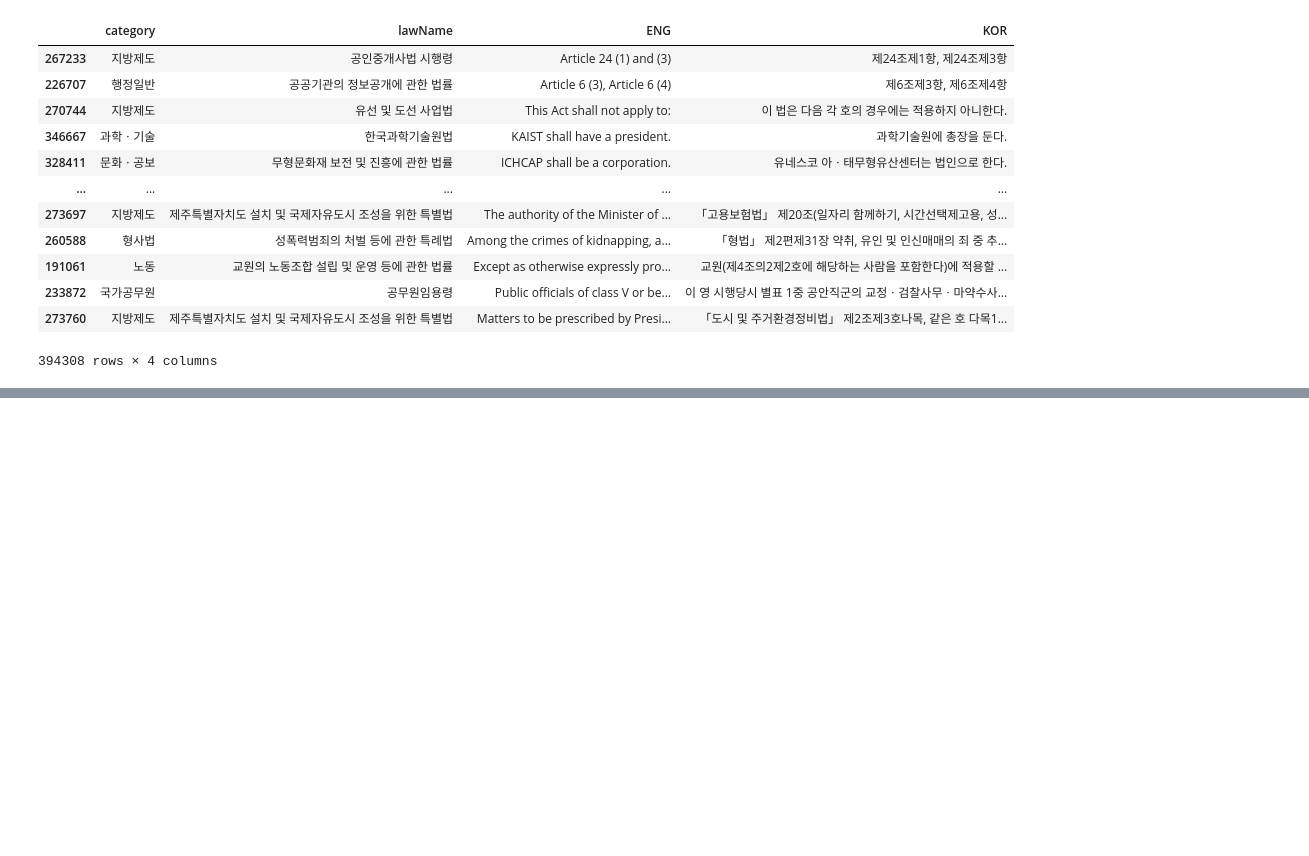
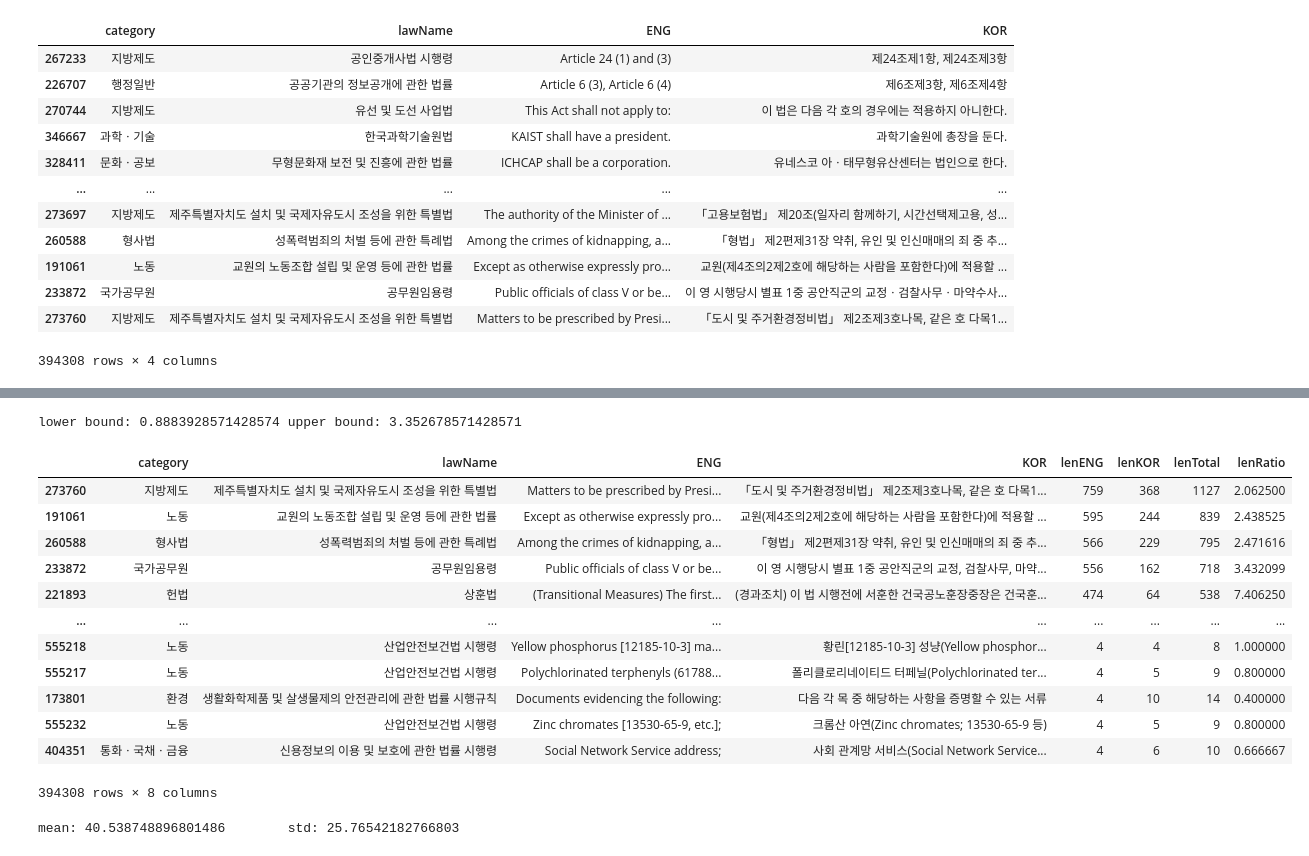
Before and after one commit to tjtmddnjswkd/capstone, a Jupyter notebook: 2_preprocessing/p3_preprocessing_memo.ipynb, the cells around one changed output, grey strips where cells are left out. Drawn from its saved outputs; the diff is of its cells as text; code cells hidden in the pictures; blank space fills up the shorter version.

```diff
--- a/2_preprocessing/p3_preprocessing_memo.ipynb
+++ b/2_preprocessing/p3_preprocessing_memo.ipynb
@@ -3016,0 +3009,26 @@ df_last.sort_values(by="ENG", key=lambda col: col.apply(len))
+# %%
+q1, q3 = np.quantile(df_len.lenRatio.values, 0.25), np.quantile(df_len.lenRatio.values, 0.75)
+IQR = q3-q1
+print(f"lower bound: {q1-1.5*IQR}\tupper bound: {q3+1.5*IQR}")
+# %% [output]
+lower bound: 0.8883928571428574 upper bound: 3.352678571428571
+# %%
+df_len.sort_values(by="lenENG", ascending=False)
+# %% [output]
+|  | category | lawName | ENG | KOR | lenENG | lenKOR | lenTotal | lenRatio |
+| 273760 | 지방제도 | 제주특별자치도 설치 및 국제자유도시 조성을 위한 특별법 | Matters to be prescribed by Presi... | 「도시 및 주거환경정비법」 제2조제3호나목, 같은 호 다목1... | 759 | 368 | 1127 | 2.062500 |
+| 191061 | 노동 | 교원의 노동조합 설립 및 운영 등에 관한 법률 | Except as otherwise expressly pro... | 교원(제4조의2제2호에 해당하는 사람을 포함한다)에 적용할 ... | 595 | 244 | 839 | 2.438525 |
+| 260588 | 형사법 | 성폭력범죄의 처벌 등에 관한 특례법 | Among the crimes of kidnapping, a... | 「형법」 제2편제31장 약취, 유인 및 인신매매의 죄 중 추... | 566 | 229 | 795 | 2.471616 |
+| 233872 | 국가공무원 | 공무원임용령 | Public officials of class V or be... | 이 영 시행당시 별표 1중 공안직군의 교정, 검찰사무, 마약... | 556 | 162 | 718 | 3.432099 |
+| 221893 | 헌법 | 상훈법 | (Transitional Measures) The first... | (경과조치) 이 법 시행전에 서훈한 건국공노훈장중장은 건국훈... | 474 | 64 | 538 | 7.406250 |
+| ... | ... | ... | ... | ... | ... | ... | ... | ... |
+| 555218 | 노동 | 산업안전보건법 시행령 | Yellow phosphorus [12185-10-3] ma... | 황린[12185-10-3] 성냥(Yellow phosphor... | 4 | 4 | 8 | 1.000000 |
+| 555217 | 노동 | 산업안전보건법 시행령 | Polychlorinated terphenyls (61788... | 폴리클로리네이티드 터페닐(Polychlorinated ter... | 4 | 5 | 9 | 0.800000 |
+| 173801 | 환경 | 생활화학제품 및 살생물제의 안전관리에 관한 법률 시행규칙 | Documents evidencing the following: | 다음 각 목 중 해당하는 사항을 증명할 수 있는 서류 | 4 | 10 | 14 | 0.400000 |
+| 555232 | 노동 | 산업안전보건법 시행령 | Zinc chromates [13530-65-9, etc.]; | 크롬산 아연(Zinc chromates; 13530-65-9 등) | 4 | 5 | 9 | 0.800000 |
+| 404351 | 통화ㆍ국채ㆍ금융 | 신용정보의 이용 및 보호에 관한 법률 시행령 | Social Network Service address; | 사회 관계망 서비스(Social Network Service... | 4 | 6 | 10 | 0.666667 |
+394308 rows × 8 columns
+# %%
+print(f"mean: {np.mean(df_len.lenENG.values)}\tstd: {np.std(df_len.lenENG.values)}")
+# %% [output]
+mean: 40.538748896801486        std: 25.76542182766803
```
Also changed, not shown: parts of 17 cells of this notebook.
